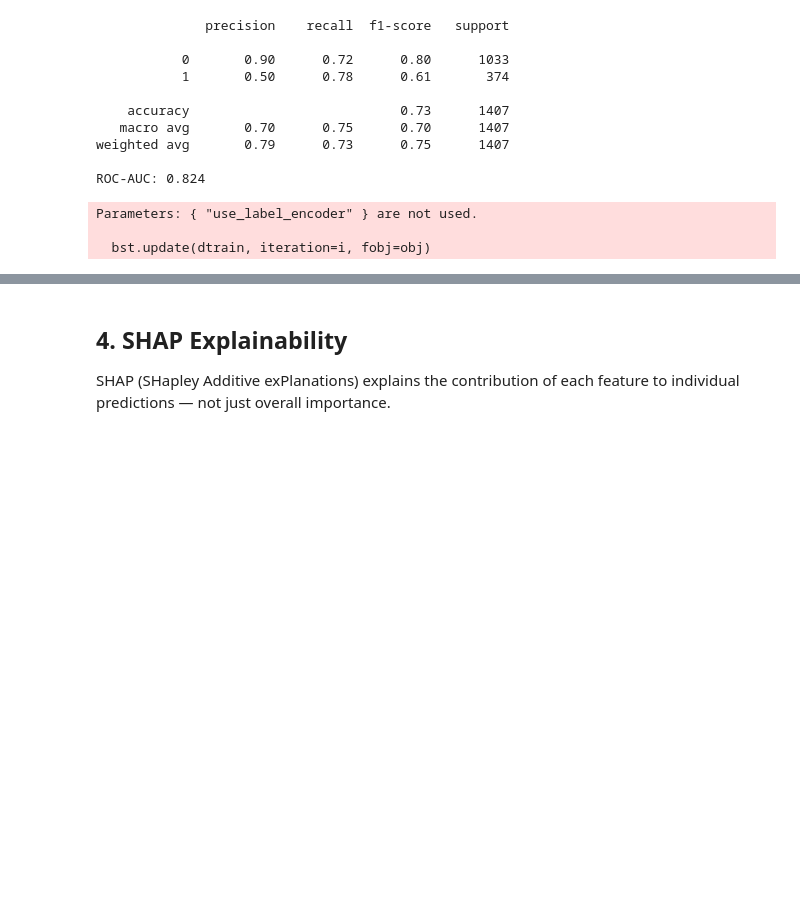
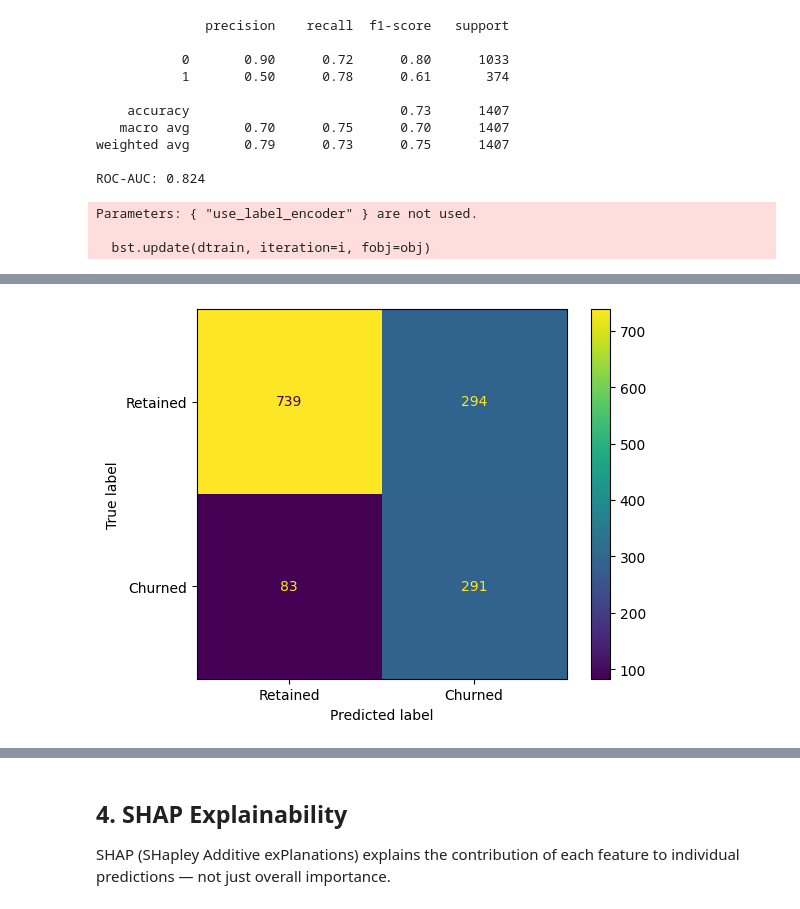
Before and after one commit to krishjaiswal27/Customer-Churn-Intelligence, a Jupyter notebook: ml_shap.ipynb, the cells around one changed output, grey strips where cells are left out. Drawn from its saved outputs; the diff is of its cells as text; code cells hidden in the pictures; blank space fills up the shorter version.

```diff
--- a/ml_shap.ipynb
+++ b/ml_shap.ipynb
@@ -134,0 +153,6 @@ Parameters: { "use_label_encoder" } are not used.
+# %%
+ConfusionMatrixDisplay.from_predictions(y_test, y_pred, display_labels=['Retained', 'Churned'])
+plt.savefig('confusion_matrix.png', dpi=150, bbox_inches='tight')
+plt.show()
+# %% [output]
+[figure, added]
```
Also changed, not shown: parts of 6 cells of this notebook.
